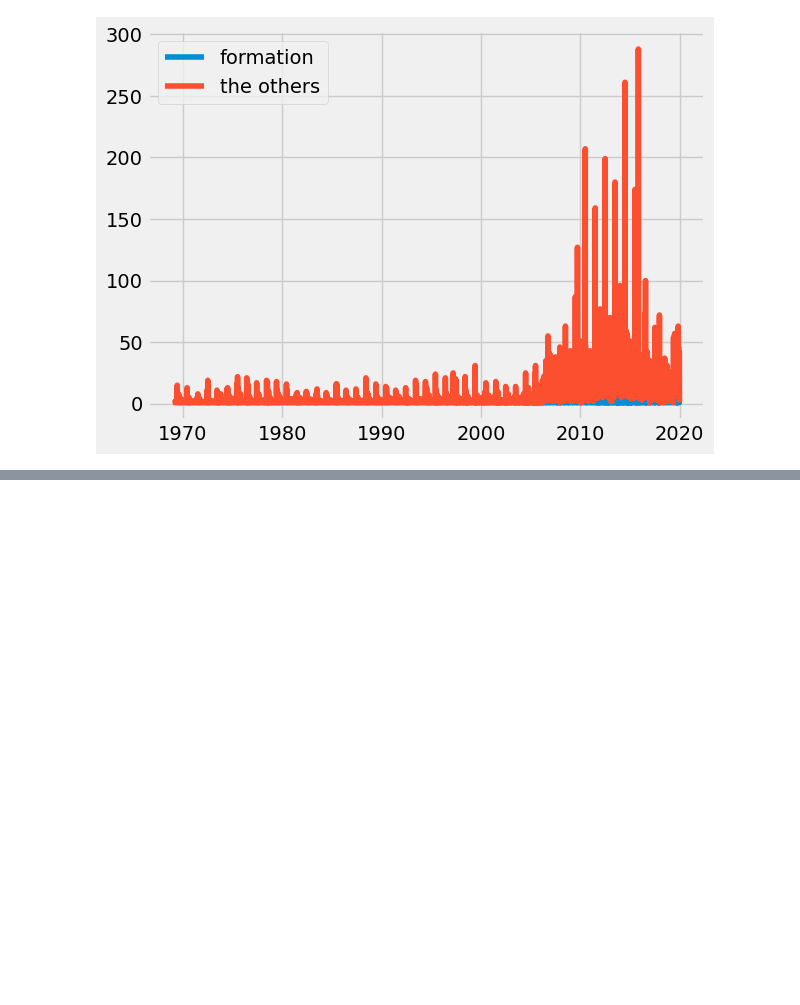
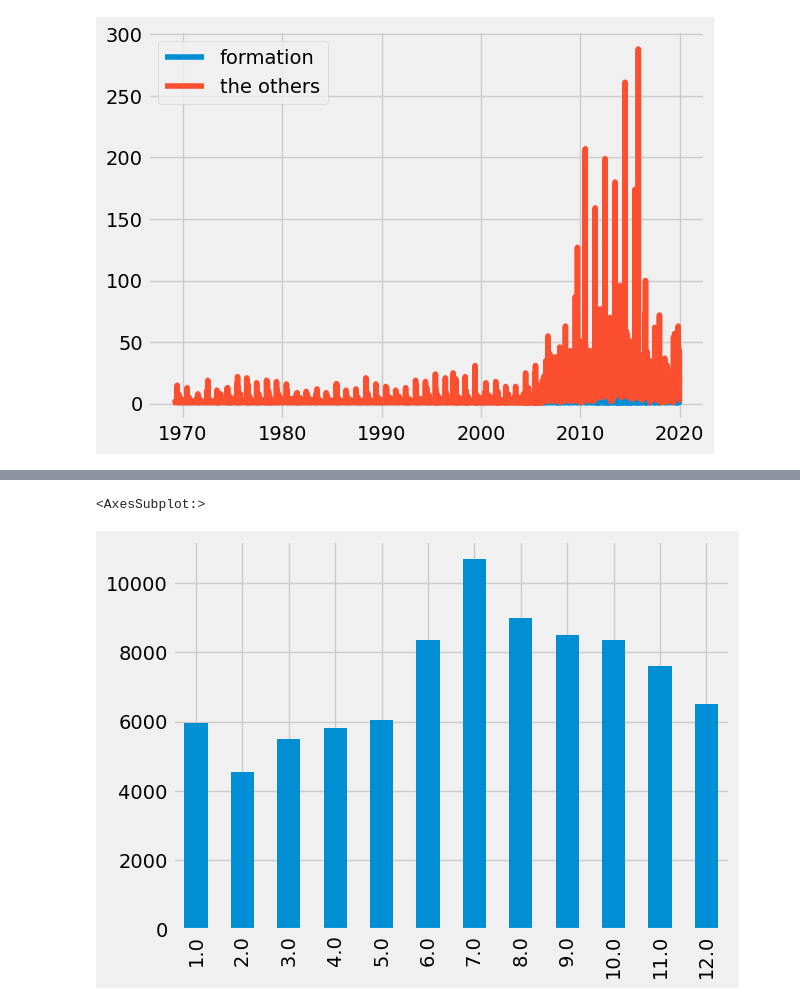
Before and after one commit to minseok06/python, a Jupyter notebook: 14강.ipynb, the cells around one changed output, grey strips where cells are left out. Cells and saved outputs as stored; diff of their text form; code cells hidden in the pictures; blank space fills up the shorter version.

```diff
--- a/14강.ipynb
+++ b/14강.ipynb
@@ -126,0 +132,5 @@ plt.xlim(2010,2018)
+# %%
+ufos.date_time.dt.month.value_counts().sort_index().plot(kind="bar")
+# %% [output]
+<AxesSubplot:>
+[figure, added]
```
Also changed, not shown: parts of 11 cells of this notebook.
